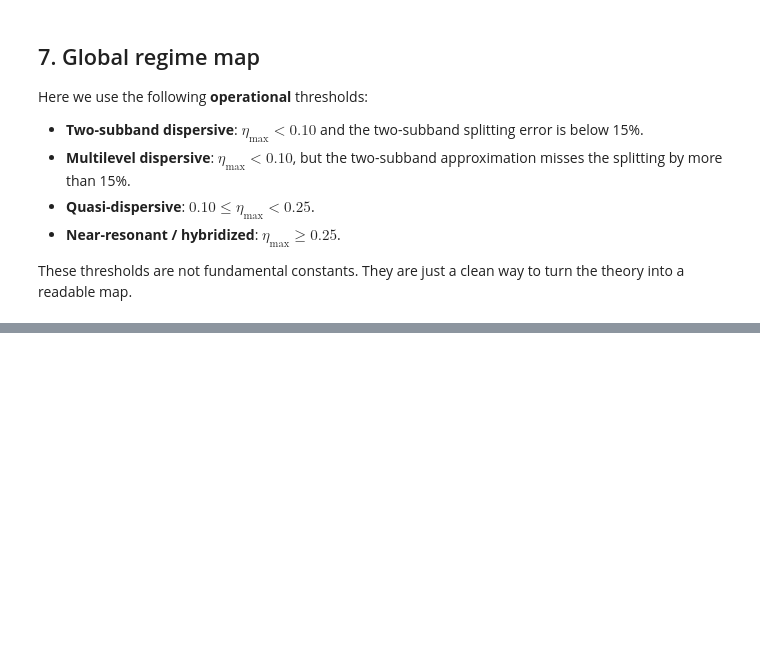
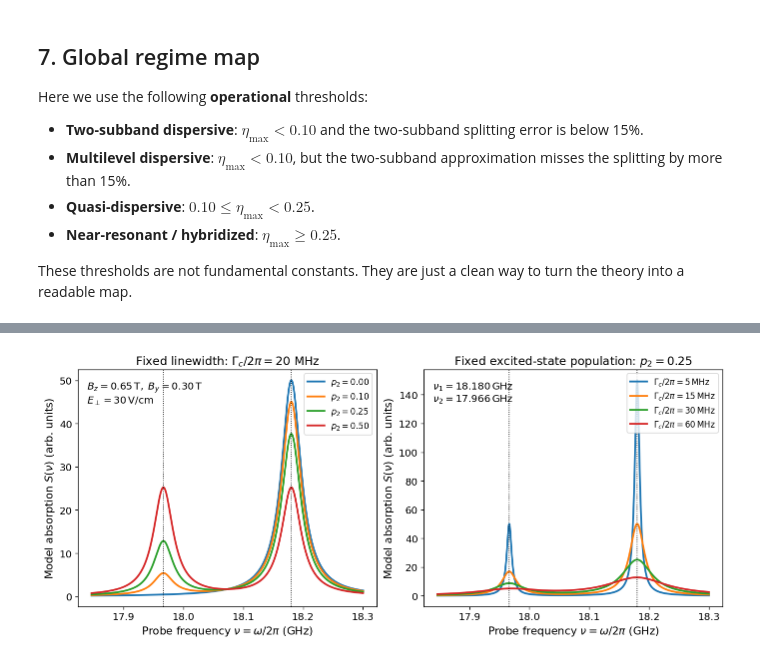
Before and after one commit to Kirill-Shulga/eonHe, a Jupyter notebook: ehe_multilevel_dispersive_theory_v2.ipynb, the cells around one changed output, grey strips where cells are left out. Saved outputs shown, nothing was run; the diff lists cells and outputs as text; code cells hidden in the pictures; blank space fills up the shorter version.

```diff
--- a/ehe_multilevel_dispersive_theory_v2.ipynb
+++ b/ehe_multilevel_dispersive_theory_v2.ipynb
@@ -636,0 +667,91 @@ Saved: C:\notebooks\new_EonHe\ehe_theory_figures\global_regime_map.png
+# %%
+def lorentzian_absorption(nu_GHz, nu0_GHz, gamma_MHz, amplitude=1.0):
+    """
+    Lorentzian line shape with area proportional to 'amplitude'.
+    Frequency axis is in GHz, linewidth gamma is in MHz.
+    """
+    gamma_GHz = gamma_MHz * 1e-3
+    return amplitude * gamma_GHz / ((nu_GHz - nu0_GHz) ** 2 + gamma_GHz ** 2)
+
+
+def pump_probe_spectrum(nu_GHz, nu1_GHz, nu2_GHz, p2, gamma_c_MHz, A1=1.0, A2=1.0):
+    """
+    Two-branch phenomenological cyclotron absorption spectrum:
+        S(nu) = (1-p2) * L_1(nu) + p2 * L_2(nu)
+    with a common linewidth Gamma_c and equal (or chosen) oscillator strengths.
+    """
+    p1 = 1.0 - p2
+    S1 = lorentzian_absorption(nu_GHz, nu1_GHz, gamma_c_MHz, amplitude=A1)
+    S2 = lorentzian_absorption(nu_GHz, nu2_GHz, gamma_c_MHz, amplitude=A2)
+    return p1 * S1 + p2 * S2
+# %%
+# Frequency window around the two multilevel branches
+nu_min = min(nu_1_spec, nu_2_spec) - 0.12
+nu_max = max(nu_1_spec, nu_2_spec) + 0.12
+nu_grid = np.linspace(nu_min, nu_max, 2400)
+
+# Two illustrative sweeps:
+#   left  panel: vary excited-state population p2 at fixed linewidth
+#   right panel: vary linewidth Gamma_c at fixed p2
+p2_values = [0.00, 0.10, 0.25, 0.50]
+gamma_fixed_MHz = 20.0
+
+gamma_values_MHz = [5.0, 15.0, 30.0, 60.0]
+p2_fixed = 0.25
+
+fig, axes = plt.subplots(1, 2, figsize=(11.4, 4.8), constrained_layout=True)
+
+# Left panel: different p2
+for p2 in p2_values:
+    S = pump_probe_spectrum(
+        nu_grid, nu_1_spec, nu_2_spec,
+        p2=p2,
+        gamma_c_MHz=gamma_fixed_MHz,
+        A1=1.0, A2=1.0
+    )
+    axes[0].plot(nu_grid, S, lw=2.2, label=fr"$p_2={p2:.2f}$")
+
+axes[0].axvline(nu_1_spec, color="k", ls=":", lw=1.0)
+axes[0].axvline(nu_2_spec, color="k", ls=":", lw=1.0)
+axes[0].set_xlabel(r"Probe frequency $\nu=\omega/2\pi$ (GHz)")
+axes[0].set_ylabel(r"Model absorption $S(\nu)$ (arb. units)")
+axes[0].set_title(rf"Fixed linewidth: $\Gamma_c/2\pi={gamma_fixed_MHz:.0f}$ MHz")
+axes[0].text(
+    0.03, 0.95,
+    rf"$B_z={Bz_spec:.2f}\,\mathrm{{T}},\; B_y={By_spec:.2f}\,\mathrm{{T}}$" "\n"
+    rf"$E_\perp={cfg.E_perp_V_per_cm:.0f}\,\mathrm{{V/cm}}$",
+    transform=axes[0].transAxes, ha="left", va="top"
+)
+axes[0].legend(frameon=True, loc="upper right")
+
+# Right panel: different Gamma_c
+for gamma_c_MHz in gamma_values_MHz:
+    S = pump_probe_spectrum(
+        nu_grid, nu_1_spec, nu_2_spec,
+        p2=p2_fixed,
+        gamma_c_MHz=gamma_c_MHz,
+        A1=1.0, A2=1.0
+    )
+    axes[1].plot(nu_grid, S, lw=2.2, label=fr"$\Gamma_c/2\pi={gamma_c_MHz:.0f}\,\mathrm{{MHz}}$")
+
+axes[1].axvline(nu_1_spec, color="k", ls=":", lw=1.0)
+axes[1].axvline(nu_2_spec, color="k", ls=":", lw=1.0)
+axes[1].set_xlabel(r"Probe frequency $\nu=\omega/2\pi$ (GHz)")
+axes[1].set_ylabel(r"Model absorption $S(\nu)$ (arb. units)")
+axes[1].set_title(rf"Fixed excited-state population: $p_2={p2_fixed:.2f}$")
+axes[1].text(
+    0.03, 0.95,
+    rf"$\nu_1={nu_1_spec:.3f}\,\mathrm{{GHz}}$" "\n"
+    rf"$\nu_2={nu_2_spec:.3f}\,\mathrm{{GHz}}$",
+    transform=axes[1].transAxes, ha="left", va="top"
+)
+axes[1].legend(frameon=True, loc="upper right")
+
+pump_probe_path = pathlib.Path.cwd() / "ehe_theory_figures" / "pump_probe_spectra.png"
+pump_probe_path.parent.mkdir(parents=True, exist_ok=True)
+plt.savefig(pump_probe_path, dpi=200, bbox_inches="tight")
+plt.show()
+
+print(f"Saved: {pump_probe_path}")
+# %% [output]
+[figure, added]
```
Also changed, not shown: parts of 10 cells of this notebook.
